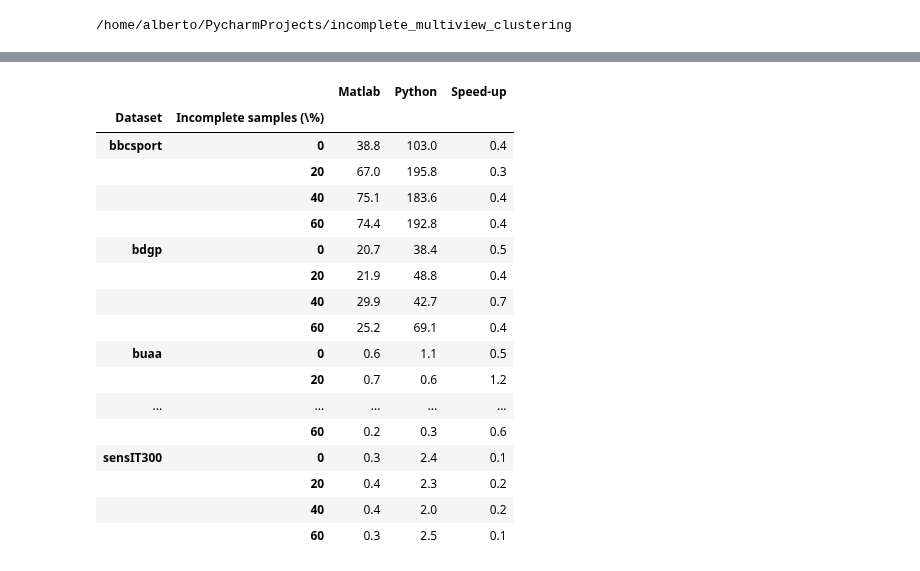
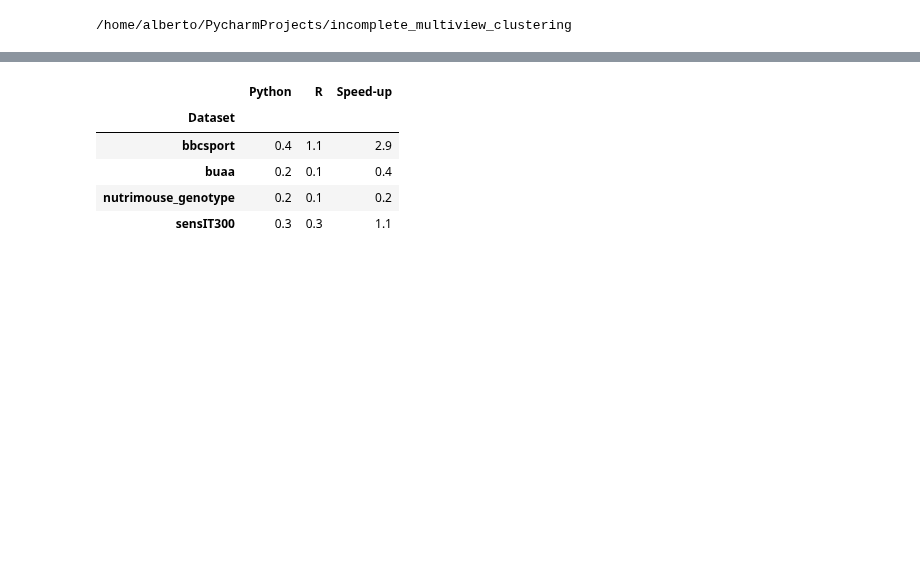
Before and after one commit to RafRomB/imml, a Jupyter notebook: tutorials/engine_comparison.ipynb, the cells around one changed output, grey strips where cells are left out. Cells and saved outputs as stored; diff of their text form; code cells hidden in the pictures; blank space fills up the shorter version.

```diff
--- a/tutorials/engine_comparison.ipynb
+++ b/tutorials/engine_comparison.ipynb
@@ -85,6 +90,7 @@ results = engine_comp(datasets= ["nutrimouse_genotype", "buaa", "bdgp", "bbcspor
 # %%
-from imvc.cluster import DAIMC
-estimator_name = "DAIMC"
-estimator = DAIMC()
+from imvc.cluster import NEMO
+estimator_name = "NEMO"
+language_comparison = "r"
 results = engine_comp(datasets= ["nutrimouse_genotype", "buaa", "bdgp", "bbcsport", "sensIT300"],
-                      estimator=estimator, engines= ["python", "matlab"], ps= np.arange(0., 0.7, 0.2), n_times = 50)
+                      estimator=eval(estimator_name), engines= ["python", language_comparison],
+                      ps= np.arange(0., 0.7, 0.2), n_times = 50, att_matrix="affinity_matrix_")
@@ -122,5 +123,5 @@ results (2020, 9)
 # %%
 results = pd.read_csv(f"tutorials/engine_comparison_{estimator_name}.csv")
-results["Engine"] = results["Engine"].replace({"python": "Python", "matlab": "Matlab", "both": "Both"})
+results["Engine"] = results["Engine"].replace({"python": "Python", "matlab": "Matlab", "r": "R", "both": "Both"})
 results.head()
 # %% [output]
@@ -133,28 +134,16 @@ results.head()
 # %%
-time_engine = results.dropna().groupby(["Dataset", "Incomplete samples (\%)", "Engine"], as_index=False)["Computing time"].mean().set_index(["Dataset", "Incomplete samples (\%)"])
+time_engine = results.dropna().groupby(["Dataset", "Engine"], as_index=False)["Computing time"].mean().set_index(["Dataset"])
 time_engine = time_engine.pivot(columns="Engine")
 time_engine.columns = time_engine.columns.droplevel(0)
 time_engine.columns.name = None
-time_engine["Speed-up"] = time_engine["Matlab"] / time_engine["Python"]
+time_engine["Speed-up"] = time_engine[language_comparison.capitalize()] / time_engine["Python"]
 time_engine = time_engine.round(1)
 time_engine
 # %% [output]
-|  |  | Matlab | Python | Speed-up |
-| Dataset | Incomplete samples (\%) |  |  |  |
-| bbcsport | 0 | 38.8 | 103.0 | 0.4 |
-|  | 20 | 67.0 | 195.8 | 0.3 |
-|  | 40 | 75.1 | 183.6 | 0.4 |
-|  | 60 | 74.4 | 192.8 | 0.4 |
-| bdgp | 0 | 20.7 | 38.4 | 0.5 |
-|  | 20 | 21.9 | 48.8 | 0.4 |
-|  | 40 | 29.9 | 42.7 | 0.7 |
-|  | 60 | 25.2 | 69.1 | 0.4 |
-| buaa | 0 | 0.6 | 1.1 | 0.5 |
-|  | 20 | 0.7 | 0.6 | 1.2 |
-| ... | ... | ... | ... | ... |
-|  | 60 | 0.2 | 0.3 | 0.6 |
-| sensIT300 | 0 | 0.3 | 2.4 | 0.1 |
-|  | 20 | 0.4 | 2.3 | 0.2 |
-|  | 40 | 0.4 | 2.0 | 0.2 |
-|  | 60 | 0.3 | 2.5 | 0.1 |
+|  | Python | R | Speed-up |
+| Dataset |  |  |  |
+| bbcsport | 0.4 | 1.1 | 2.9 |
+| buaa | 0.2 | 0.1 | 0.4 |
+| nutrimouse_genotype | 0.2 | 0.1 | 0.2 |
+| sensIT300 | 0.3 | 0.3 | 1.1 |
 # %%
```
Also changed, not shown: parts of 9 cells of this notebook, 6 other files.
